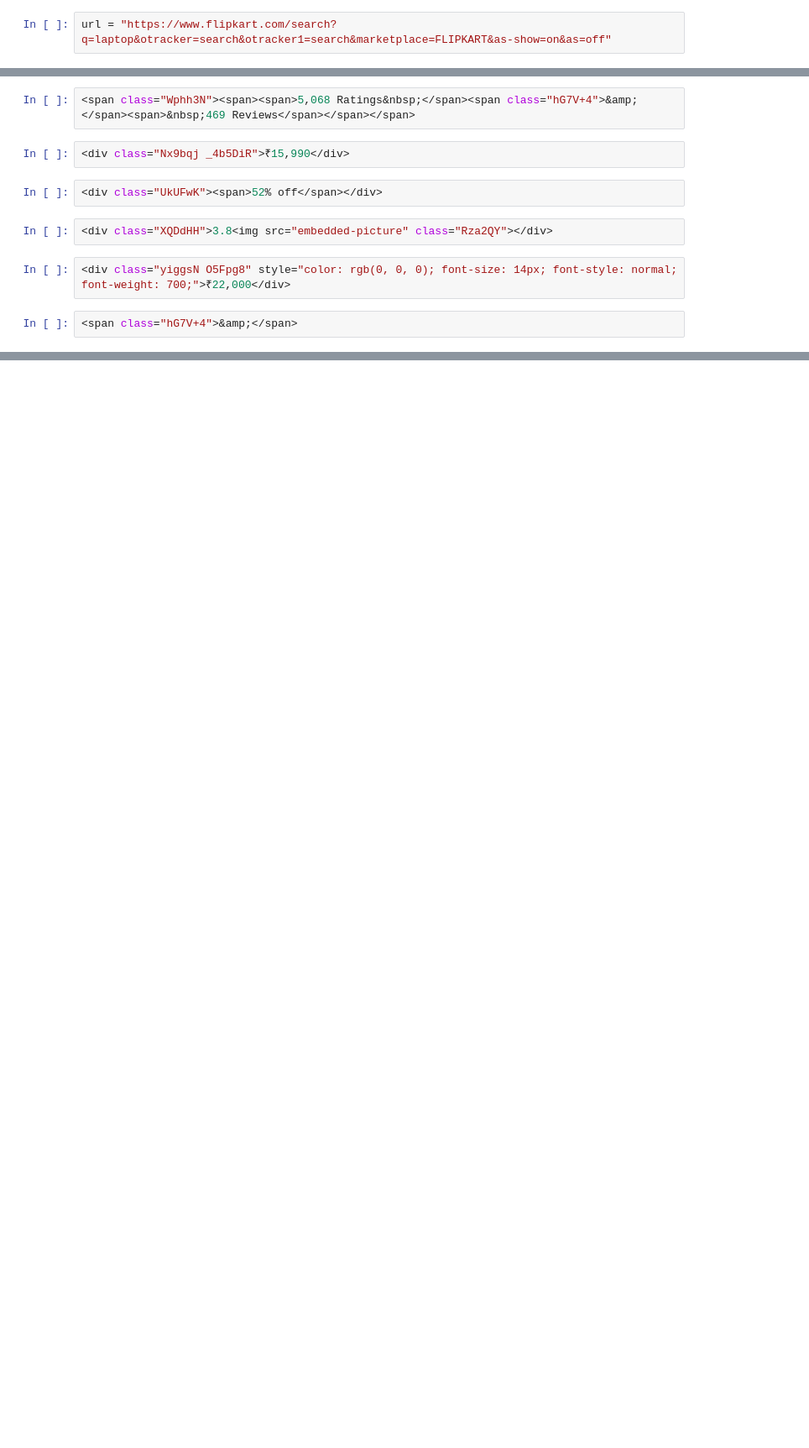
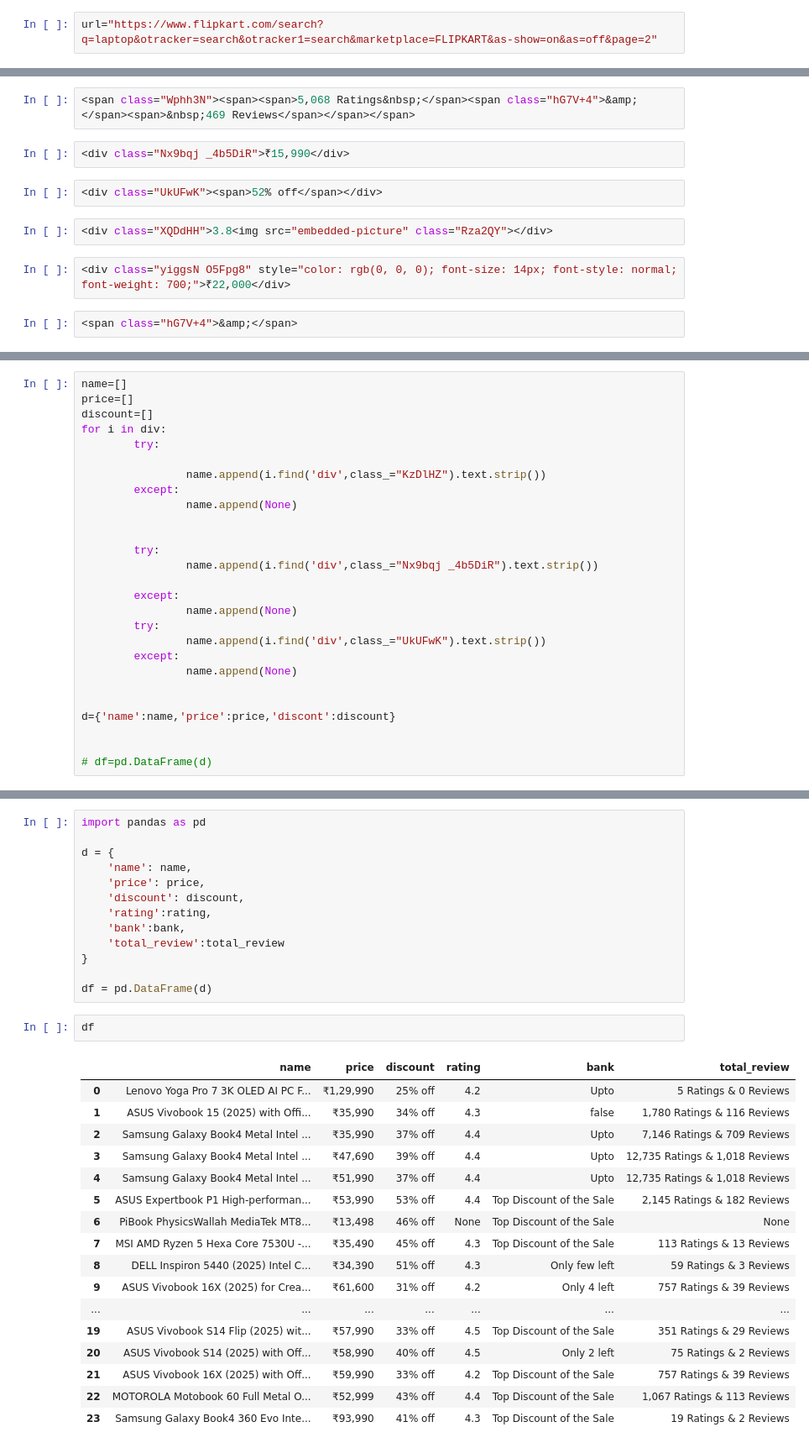
Before and after one commit to Ganesh20000/Machine-Learning, a Jupyter notebook: day-18/webscrap.ipynb, the cells around one changed output, grey strips where cells are left out. Shown at 84% size. Saved outputs shown, nothing was run; the diff lists cells and outputs as text; blank space fills up the shorter version.

```diff
--- a/day-18/webscrap.ipynb
+++ b/day-18/webscrap.ipynb
@@ -4,6 +4,6 @@ import pandas as pd
 from bs4 import BeautifulSoup
 import requests
 # %%
-url = "https://www.flipkart.com/search?q=laptop&otracker=search&otracker1=search&marketplace=FLIPKART&as-show=on&as=off"
+url="https://www.flipkart.com/search?q=laptop&otracker=search&otracker1=search&marketplace=FLIPKART&as-show=on&as=off&page=2"
 # %%
 # https://www.flipkart.com/search?q=laptop&otracker=search&otracker1=search&marketplace=FLIPKART&as-show=on&as=off
@@ -118,0 +56,27 @@ name
+# %%
+name=[]
+price=[]
+discount=[]
+for i in div:
+        try:
+
+                name.append(i.find('div',class_="KzDlHZ").text.strip())
+        except:
+                name.append(None)
+
+
+        try:
+                name.append(i.find('div',class_="Nx9bqj _4b5DiR").text.strip())
+
+        except:
+                name.append(None)
+        try:
+                name.append(i.find('div',class_="UkUFwK").text.strip())
+        except:
+                name.append(None)
+
+
+d={'name':name,'price':price,'discont':discount}
+
+
+# df=pd.DataFrame(d)
@@ -118,0 +124,33 @@ name
+# %%
+import pandas as pd
+
+d = {
+    'name': name,
+    'price': price,
+    'discount': discount,
+    'rating':rating,
+    'bank':bank,
+    'total_review':total_review
+}
+
+df = pd.DataFrame(d)
+# %%
+df
+# %% [output]
+|  | name | price | discount | rating | bank | total_review |
+| 0 | Lenovo Yoga Pro 7 3K OLED AI PC F... | ₹1,29,990 | 25% off | 4.2 | Upto | 5 Ratings & 0 Reviews |
+| 1 | ASUS Vivobook 15 (2025) with Offi... | ₹35,990 | 34% off | 4.3 | false | 1,780 Ratings & 116 Reviews |
+| 2 | Samsung Galaxy Book4 Metal Intel ... | ₹35,990 | 37% off | 4.4 | Upto | 7,146 Ratings & 709 Reviews |
+| 3 | Samsung Galaxy Book4 Metal Intel ... | ₹47,690 | 39% off | 4.4 | Upto | 12,735 Ratings & 1,018 Reviews |
+| 4 | Samsung Galaxy Book4 Metal Intel ... | ₹51,990 | 37% off | 4.4 | Upto | 12,735 Ratings & 1,018 Reviews |
+| 5 | ASUS Expertbook P1 High-performan... | ₹53,990 | 53% off | 4.4 | Top Discount of the Sale | 2,145 Ratings & 182 Reviews |
+| 6 | PiBook PhysicsWallah MediaTek MT8... | ₹13,498 | 46% off | None | Top Discount of the Sale | None |
+| 7 | MSI AMD Ryzen 5 Hexa Core 7530U -... | ₹35,490 | 45% off | 4.3 | Top Discount of the Sale | 113 Ratings & 13 Reviews |
+| 8 | DELL Inspiron 5440 (2025) Intel C... | ₹34,390 | 51% off | 4.3 | Only few left | 59 Ratings & 3 Reviews |
+| 9 | ASUS Vivobook 16X (2025) for Crea... | ₹61,600 | 31% off | 4.2 | Only 4 left | 757 Ratings & 39 Reviews |
+| ... | ... | ... | ... | ... | ... | ... |
+| 19 | ASUS Vivobook S14 Flip (2025) wit... | ₹57,990 | 33% off | 4.5 | Top Discount of the Sale | 351 Ratings & 29 Reviews |
+| 20 | ASUS Vivobook S14 (2025) with Off... | ₹58,990 | 40% off | 4.5 | Only 2 left | 75 Ratings & 2 Reviews |
+| 21 | ASUS Vivobook 16X (2025) with Off... | ₹59,990 | 33% off | 4.2 | Top Discount of the Sale | 757 Ratings & 39 Reviews |
+| 22 | MOTOROLA Motobook 60 Full Metal O... | ₹52,999 | 43% off | 4.4 | Top Discount of the Sale | 1,067 Ratings & 113 Reviews |
+| 23 | Samsung Galaxy Book4 360 Evo Inte... | ₹93,990 | 41% off | 4.3 | Top Discount of the Sale | 19 Ratings & 2 Reviews |
```
Also changed, not shown: parts of 18 cells of this notebook, 9 other files.
